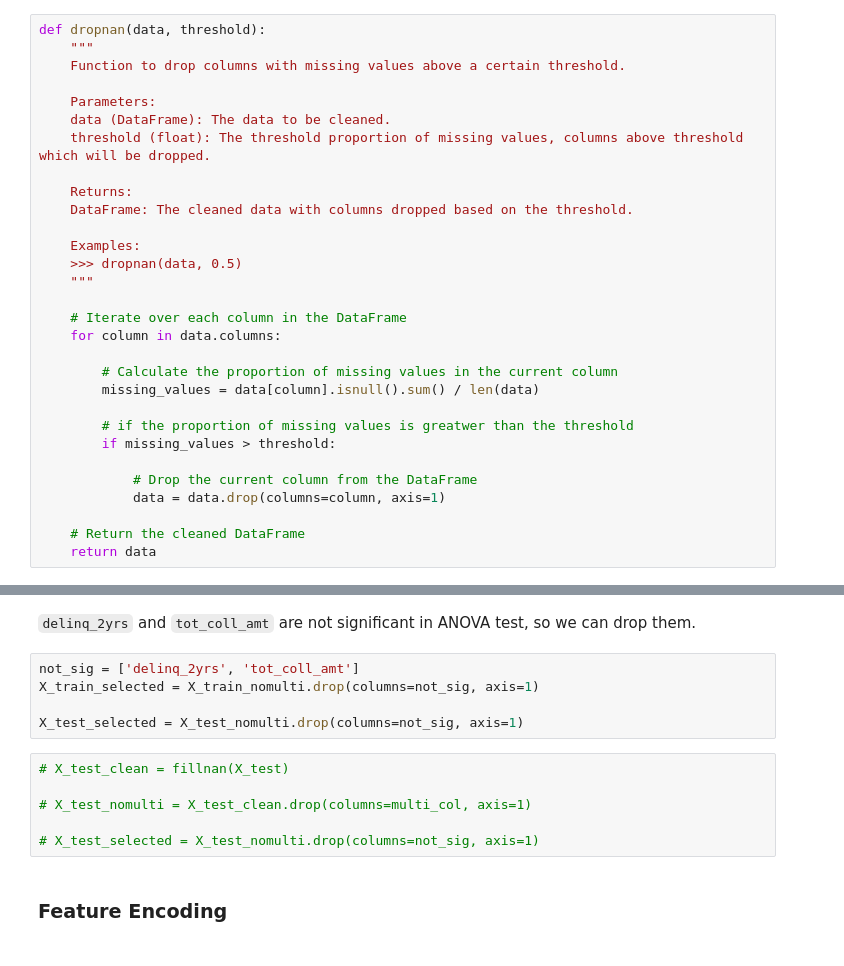
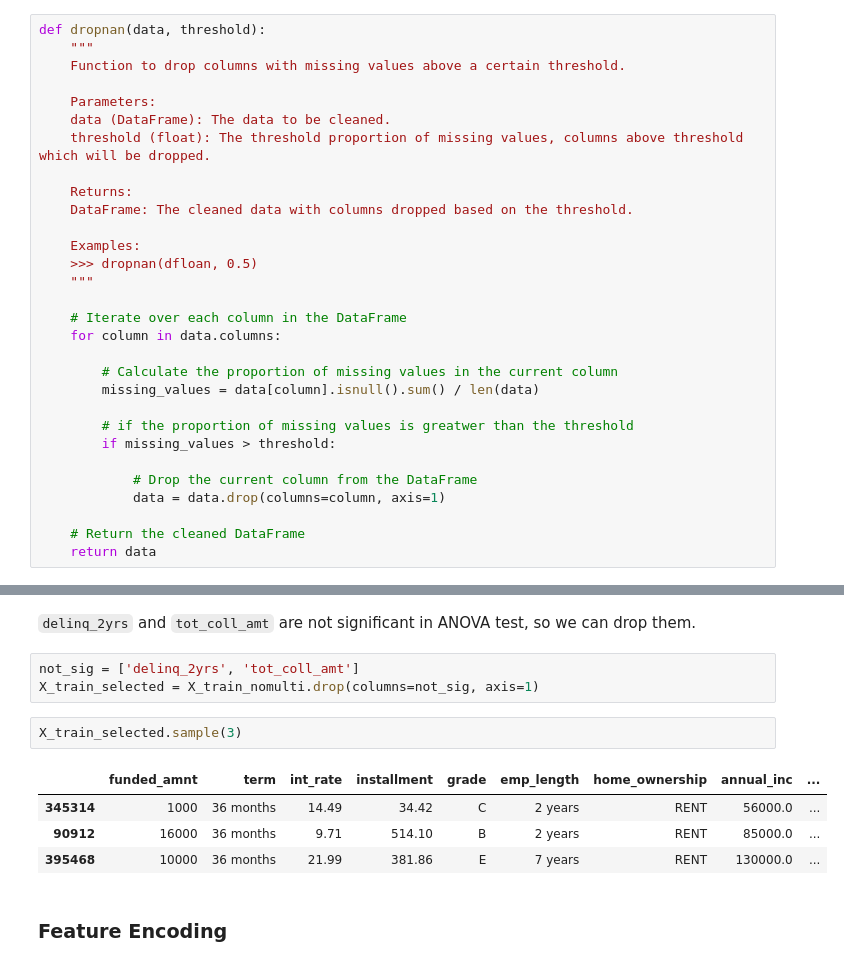
Before and after one commit to azaryasph/IDX-Partners-Project-Based-Internship-Prediction-Model, a Jupyter notebook: notebooks/data_preprocessing_manual.ipynb, the cells around one changed output, grey strips where cells are left out. Cells and saved outputs as stored; diff of their text form.

```diff
--- a/notebooks/data_preprocessing_manual.ipynb
+++ b/notebooks/data_preprocessing_manual.ipynb
@@ -178,7 +183,7 @@ def dropnan(data, threshold):
     DataFrame: The cleaned data with columns dropped based on the threshold.
 
     Examples:
-    >>> dropnan(data, 0.5)
+    >>> dropnan(dfloan, 0.5)
     """
 
     # Iterate over each column in the DataFrame
@@ -380,14 +381,13 @@ sns.barplot(x='p_value', y='column', hue='significance', data=anova_results, pal
 # %%
 not_sig = ['delinq_2yrs', 'tot_coll_amt']
 X_train_selected = X_train_nomulti.drop(columns=not_sig, axis=1)
-
-X_test_selected = X_test_nomulti.drop(columns=not_sig, axis=1)
-# %%
-# X_test_clean = fillnan(X_test)
-
-# X_test_nomulti = X_test_clean.drop(columns=multi_col, axis=1)
-
-# X_test_selected = X_test_nomulti.drop(columns=not_sig, axis=1)
+# %%
+X_train_selected.sample(3)
+# %% [output]
+|  | funded_amnt | term | int_rate | installment | grade | emp_length | home_ownership | annual_inc | ... |
+| 345314 | 1000 | 36 months | 14.49 | 34.42 | C | 2 years | RENT | 56000.0 | ... |
+| 90912 | 16000 | 36 months | 9.71 | 514.10 | B | 2 years | RENT | 85000.0 | ... |
+| 395468 | 10000 | 36 months | 21.99 | 381.86 | E | 7 years | RENT | 130000.0 | ... |
 # %% [markdown]
 ### Feature Encoding
 # %%
```
Also changed, not shown: parts of 15 cells of this notebook, 2 other files.
